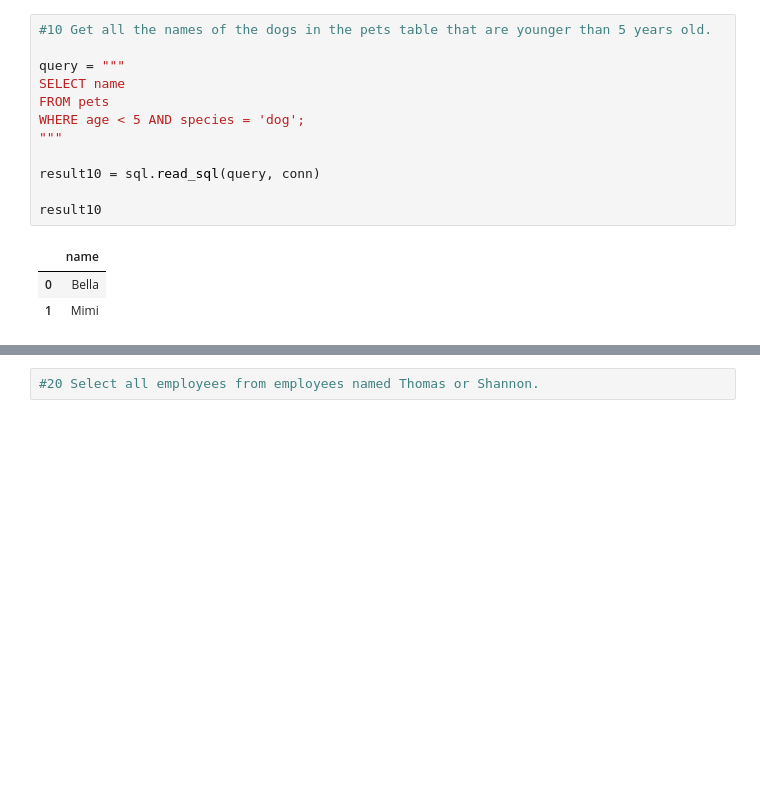
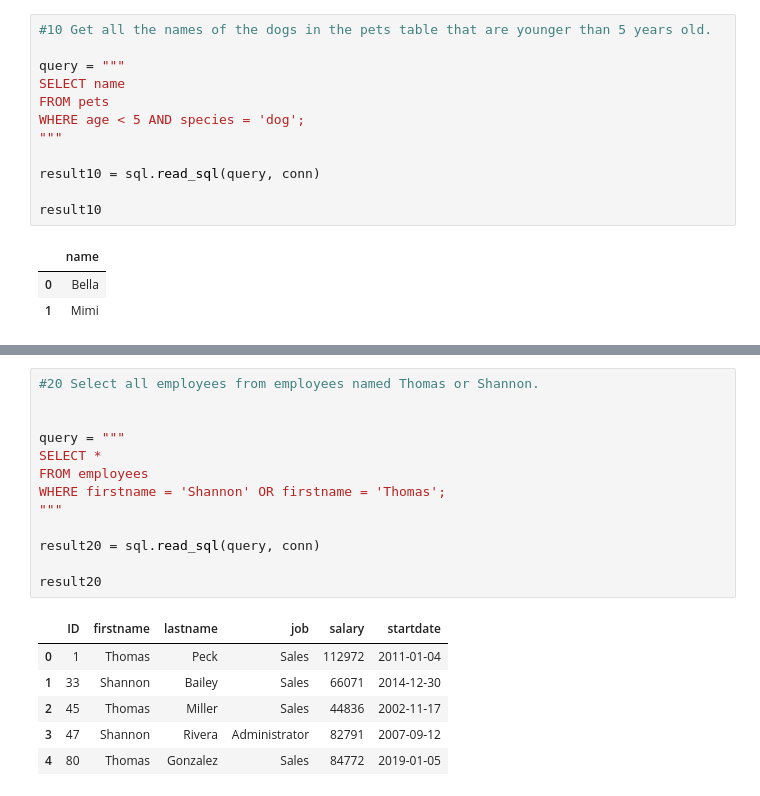
Before and after one commit to tamadasun/SQL_challenge, a Jupyter notebook: 01_basic.ipynb, the cells around one changed output, grey strips where cells are left out. Drawn from its saved outputs; the diff is of its cells as text; blank space fills up the shorter version.

```diff
--- a/01_basic.ipynb
+++ b/01_basic.ipynb
@@ -367,5 +540,23 @@ result10
 # %%
 #20 Select all employees from employees named Thomas or Shannon.
+
+
+query = """
+SELECT *
+FROM employees
+WHERE firstname = 'Shannon' OR firstname = 'Thomas';
+"""
+
+result20 = sql.read_sql(query, conn)
+
+result20
+# %% [output]
+|  | ID | firstname | lastname | job | salary | startdate |
+| 0 | 1 | Thomas | Peck | Sales | 112972 | 2011-01-04 |
+| 1 | 33 | Shannon | Bailey | Sales | 66071 | 2014-12-30 |
+| 2 | 45 | Thomas | Miller | Sales | 44836 | 2002-11-17 |
+| 3 | 47 | Shannon | Rivera | Administrator | 82791 | 2007-09-12 |
+| 4 | 80 | Thomas | Gonzalez | Sales | 84772 | 2019-01-05 |
 # %%
 #21 Select all employees from employees named Robert, Lisa, or any name that begins with a J. In addition, only show employees who are not in sales. This will be a little bit of a longer query.
 #Hint: There will only be 6 rows in the result.
```
Also changed, not shown: parts of 11 cells of this notebook.
